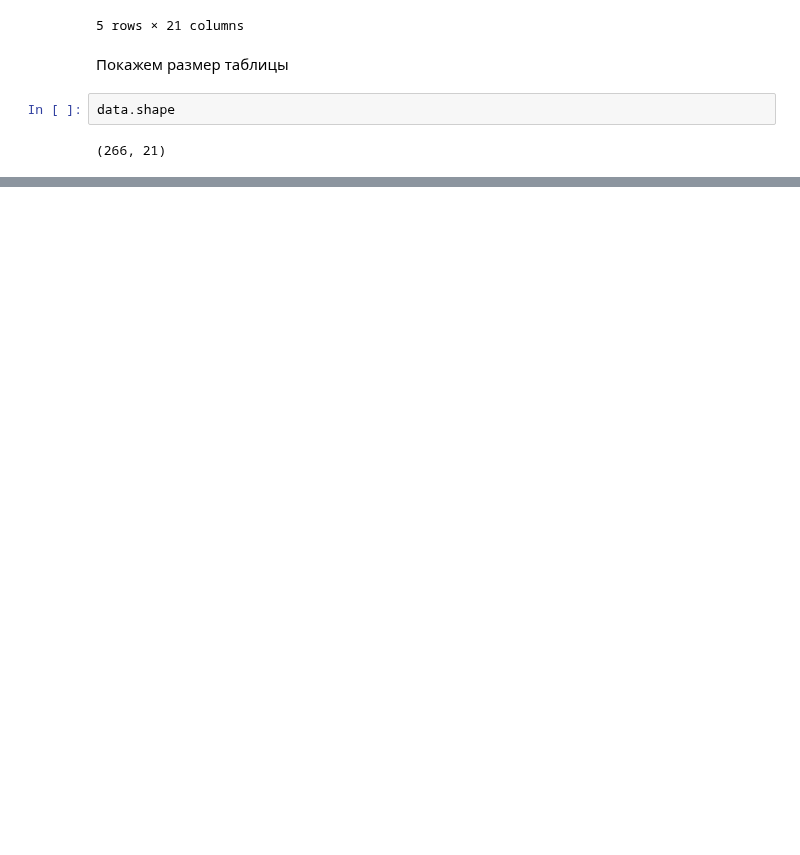
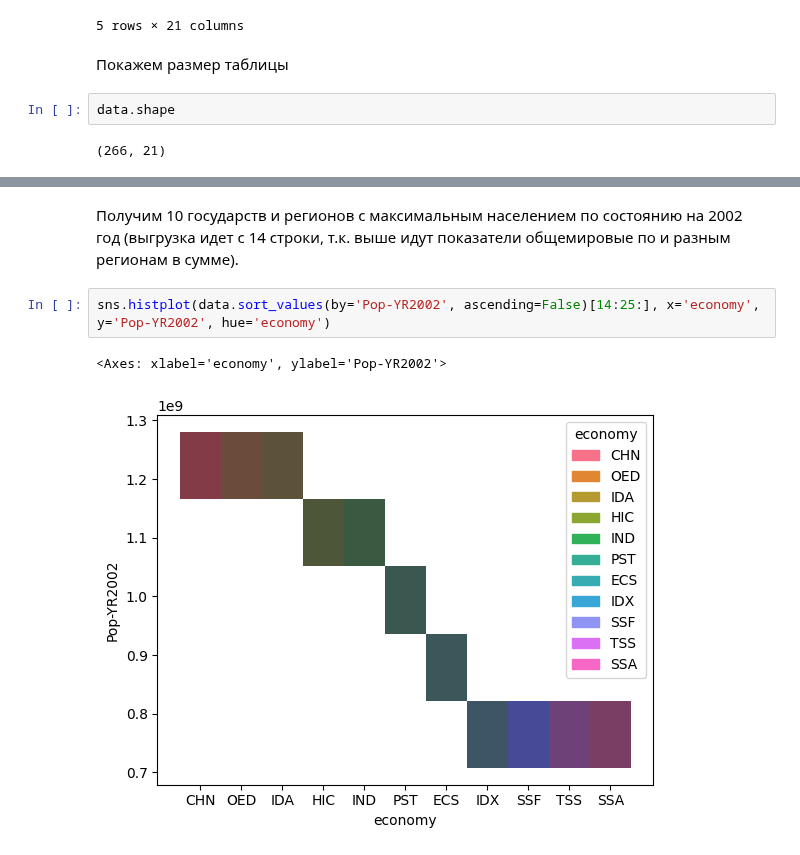
Before and after one commit to Evgeniy-Pavlov/python_education_prof, a Jupyter notebook: homework_08/homework.ipynb, the cells around one changed output, grey strips where cells are left out. Drawn from its saved outputs; the diff is of its cells as text; blank space fills up the shorter version.

```diff
--- a/homework_08/homework.ipynb
+++ b/homework_08/homework.ipynb
@@ -52,0 +61,7 @@ data.shape
+# %% [markdown]
+Получим 10 государств и регионов с максимальным населением по состоянию на 2002 год (выгрузка идет с 14 строки, т.к. выше идут показатели общемировые по и разным регионам в сумме).
+# %%
+sns.histplot(data.sort_values(by='Pop-YR2002', ascending=False)[14:25:], x='economy', y='Pop-YR2002', hue='economy')
+# %% [output]
+<Axes: xlabel='economy', ylabel='Pop-YR2002'>
+[figure, added]
```
Also changed, not shown: parts of 11 cells of this notebook.
